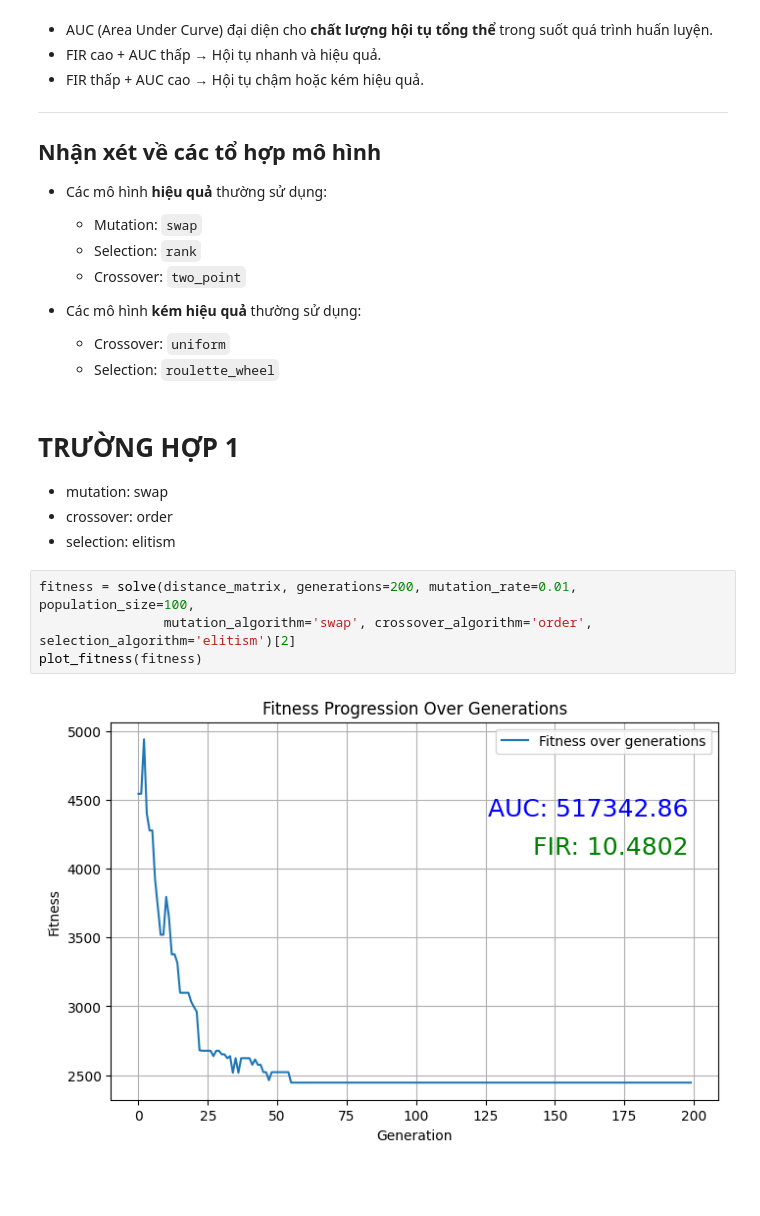
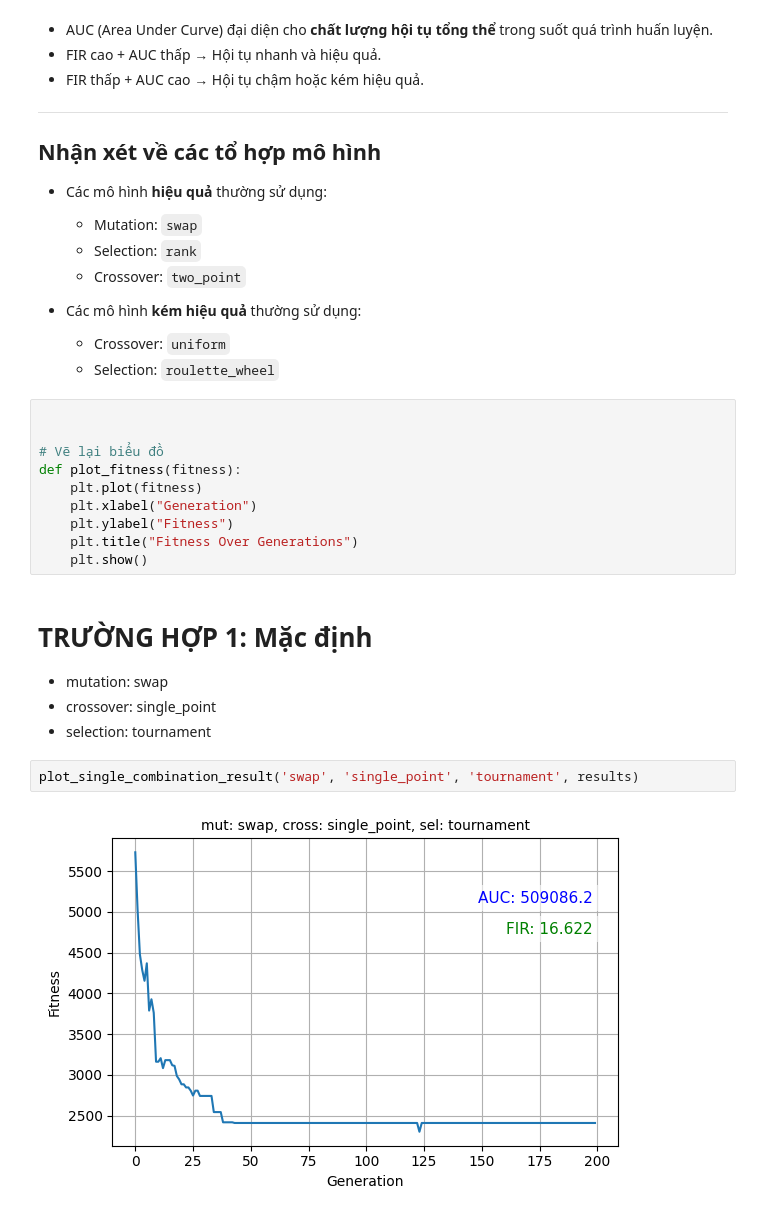
Before and after one commit to thilinnd/GA_TSP, a Jupyter notebook: src/experiment_algo.ipynb, the cells around one changed output. Drawn from its saved outputs; the diff is of its cells as text; blank space fills up the shorter version.

```diff
--- a/src/experiment_algo.ipynb
+++ b/src/experiment_algo.ipynb
@@ -201,14 +211,22 @@ plot_fitness_grid(distance_matrix)
 - Các mô hình **kém hiệu quả** thường sử dụng:
   - Crossover: `uniform`
   - Selection: `roulette_wheel`
+# %%
+
+
+# Vẽ lại biểu đồ
+def plot_fitness(fitness):
+    plt.plot(fitness)
+    plt.xlabel("Generation")
+    plt.ylabel("Fitness")
+    plt.title("Fitness Over Generations")
+    plt.show()
 # %% [markdown]
-# TRƯỜNG HỢP 1
+# TRƯỜNG HỢP 1: Mặc định
 - mutation: swap
-- crossover: order
-- selection: elitism
+- crossover: single_point
+- selection: tournament
-# %%
-fitness = solve(distance_matrix, generations=200, mutation_rate=0.01, population_size=100,
-                mutation_algorithm='swap', crossover_algorithm='order', selection_algorithm='elitism')[2]
-plot_fitness(fitness)
-# %% [output]
-[figure, removed]
+# %%
+plot_single_combination_result('swap', 'single_point', 'tournament', results)
+# %% [output]
+[figure, added]
```
Also changed, not shown: parts of 19 cells of this notebook, 2 other files.
